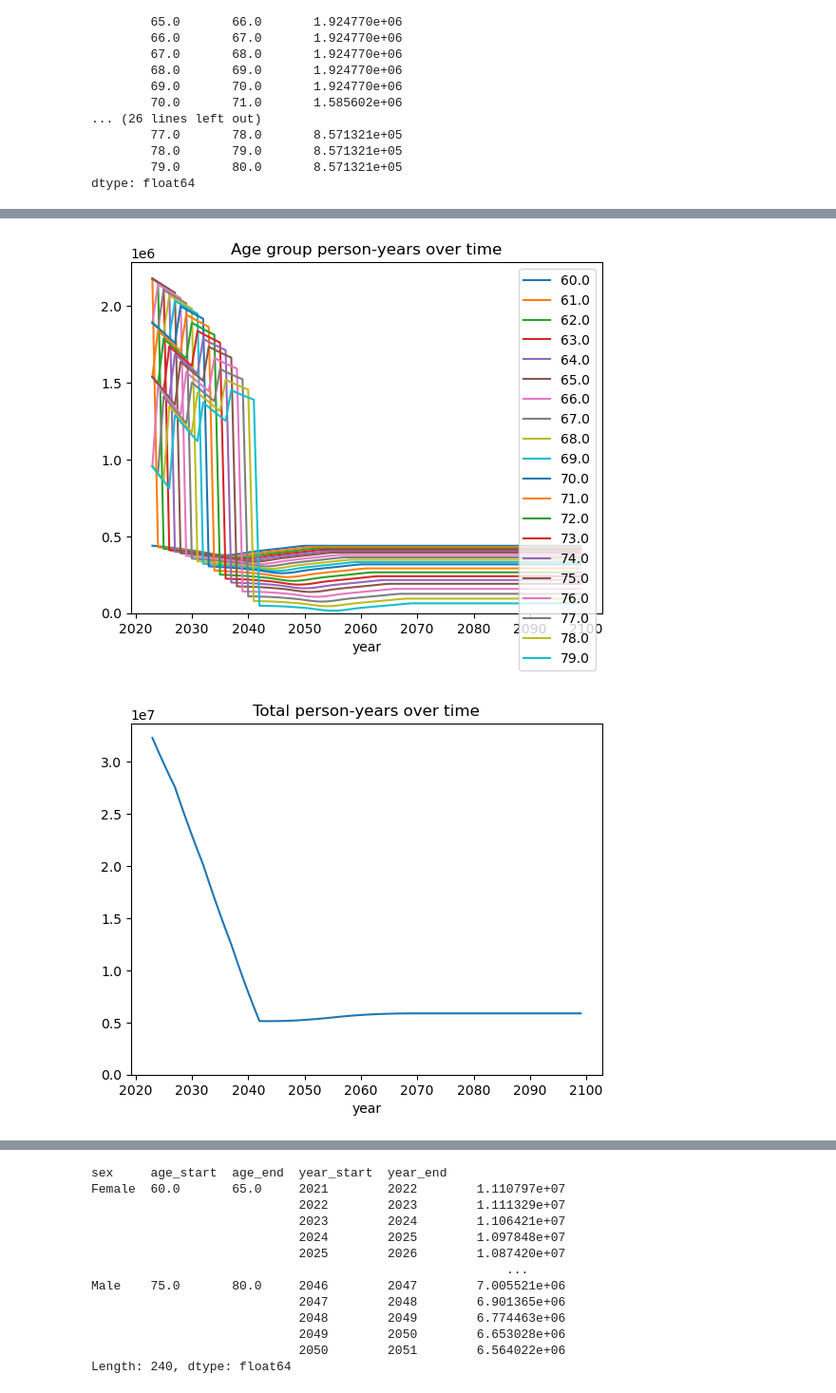
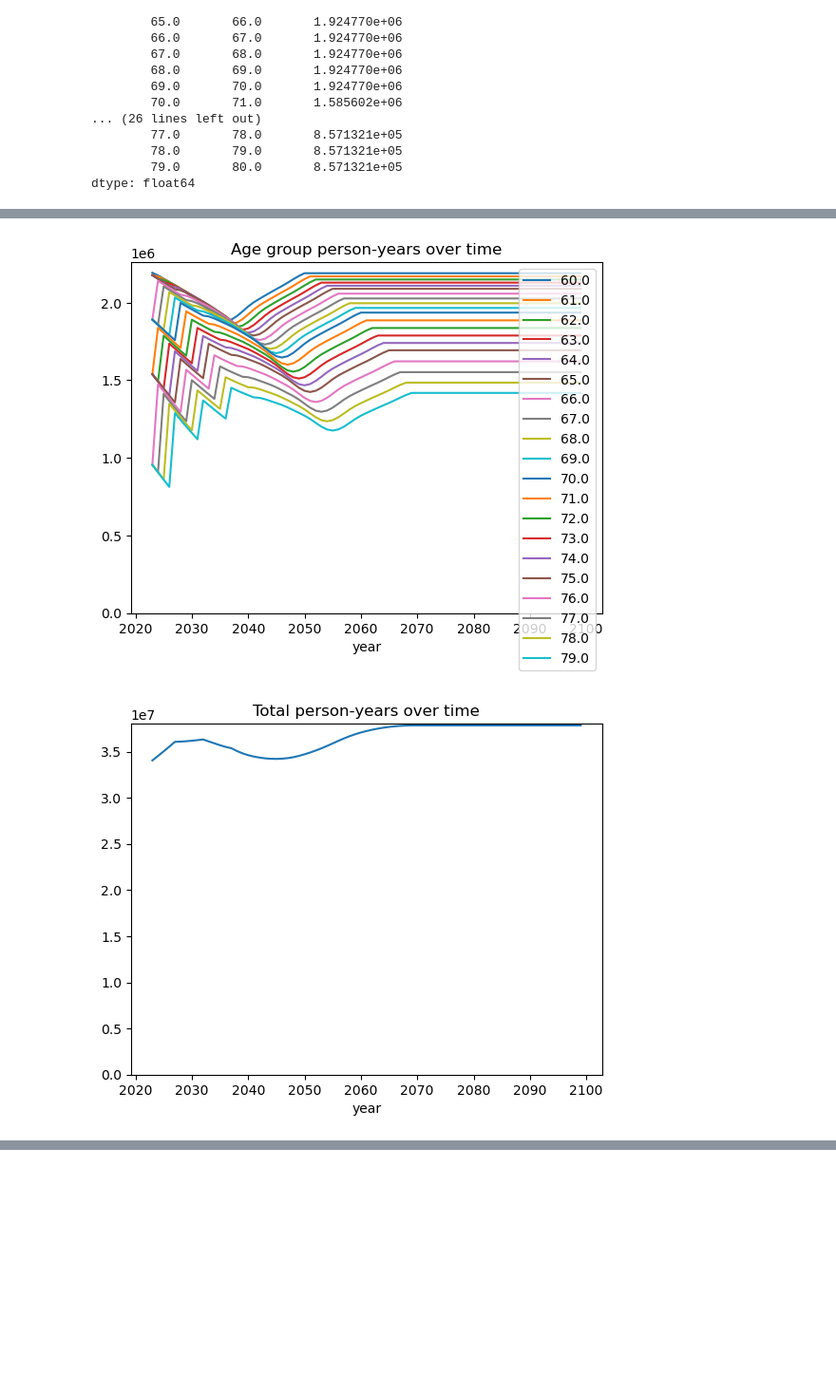
Before and after one commit to ihmeuw/vivarium_research_alzheimers, a Jupyter notebook: outside_sim_calculations/multistate_testing_treatment_table.ipynb, the cells around one changed output, grey strips where cells are left out. Shown at 95% size. Saved outputs shown, nothing was run; the diff lists cells and outputs as text; code cells hidden in the pictures; blank space fills up the shorter version.

```diff
--- a/outside_sim_calculations/multistate_testing_treatment_table.ipynb
+++ b/outside_sim_calculations/multistate_testing_treatment_table.ipynb
@@ -84,6 +84,10 @@ def get_prev_table_index(cur_index):
     (sex, age_start, age_end) = cur_index
     return (sex, age_start - TIME_STEP_YEARS, age_end - TIME_STEP_YEARS)
 # %%
+def increase_person_time_key(person_time, key: str, amount):
+    person_time[key] += amount
+
+
 def run_time_step(pop_table, year, new_entrants, bbbm_incidence, mortality):
     person_time = dict({"year": year})
     person_time["deaths"] = 0
@@ -95,10 +99,11 @@ def run_time_step(pop_table, year, new_entrants, bbbm_incidence, mortality):
         lookup_year = min(year, 2050)
 
         if age_start == 60:  # add incident 60 year olds:
-            pop_table.loc[index] = (
+            incident_60_year_olds = (
                 new_entrants.loc[(sex, lookup_year)] / GBD_AGE_GROUP_YEARS
             )
-            person_time["incidence"] += pop_table.loc[index]
+            pop_table.loc[index] = incident_60_year_olds
+            increase_person_time_key(person_time, "incidence", incident_60_year_olds)
         else:  # copy population from the age group below this one
             # move people into new age groups:
             pop_table.loc[index] = pop_table.loc[prev_index]
@@ -115,18 +120,15 @@ def run_time_step(pop_table, year, new_entrants, bbbm_incidence, mortality):
                 lookup_year,
                 lookup_year + 1,
             )
-            person_time["deaths"] += (
-                pop_table.loc[index] * mortality.loc[index_in_groups]
-            )
-            pop_table.loc[index] *= 1 - mortality.loc[index_in_groups]
+            pop = pop_table.loc[index]
+            mortality_rate = mortality.loc[index_in_groups]
+            pop_table.loc[index] = pop * (1 - mortality_rate)
+            increase_person_time_key(person_time, "deaths", pop * mortality_rate)
 
             # remove people entering sim (incident to pre-clinical):
-            person_time["exits_to_sim"] += (
-                bbbm_incidence.loc[index_in_groups] / GBD_AGE_GROUP_YEARS
-            )
-            pop_table.loc[index] -= (
-                bbbm_incidence.loc[index_in_groups] / GBD_AGE_GROUP_YEARS
-            )
+            exits_to_sim = bbbm_incidence.loc[index_in_groups] / GBD_AGE_GROUP_YEARS
+            pop_table.loc[index] -= exits_to_sim
+            increase_person_time_key(person_time, "exits_to_sim", exits_to_sim)
 
         person_time[age_start] = pop_table.loc[index]
     return person_time
@@ -157,9 +159,7 @@ new_entrants_all_states_prev = (
     .mean(axis=1)
     .droplevel(["age_start", "age_end", "year_start", "year_end"])
 )
-new_entrants = (
-    new_entrants_forecasted * (1 - new_entrants_all_states_prev) / GBD_AGE_GROUP_YEARS
-)
+new_entrants = new_entrants_forecasted * (1 - new_entrants_all_states_prev)
 
 background_mortality = load_background_mortality()
 
@@ -221,24 +221,16 @@ display(categories)
 # %%
 age_groups.plot()
 plt.ylim(bottom=0)
 plt.title("Age group person-years over time")
 plt.show()
 age_groups.sum(axis=1).plot()
 plt.ylim(bottom=0)
 plt.title("Total person-years over time")
 plt.show()
 categories.plot()
 plt.ylim(bottom=0)
 plt.title("Population components person-years over time")
 plt.show()
-
-forecasted_pop = (
-    art.load(FORECASTED_POP_KEY)
-    .query("age_start >=60 & age_start<80")
-    .mean(axis=1)
-    .droplevel(["location"])
-)
-forecasted_pop
 # %% [output]
-[figure, old version]
+[figure, new version]
-[figure, old version]
+[figure, new version]
@@ -246,13 +237,0 @@ forecasted_pop
-sex     age_start  age_end  year_start  year_end
-Female  60.0       65.0     2021        2022        1.110797e+07
-                            2022        2023        1.111329e+07
-                            2023        2024        1.106421e+07
-                            2024        2025        1.097848e+07
-                            2025        2026        1.087420e+07
-                                                        ...
-Male    75.0       80.0     2046        2047        7.005521e+06
-                            2047        2048        6.901365e+06
-                            2048        2049        6.774463e+06
-                            2049        2050        6.653028e+06
-                            2050        2051        6.564022e+06
-Length: 240, dtype: float64
```
Also changed, not shown: parts of 2 cells of this notebook.
